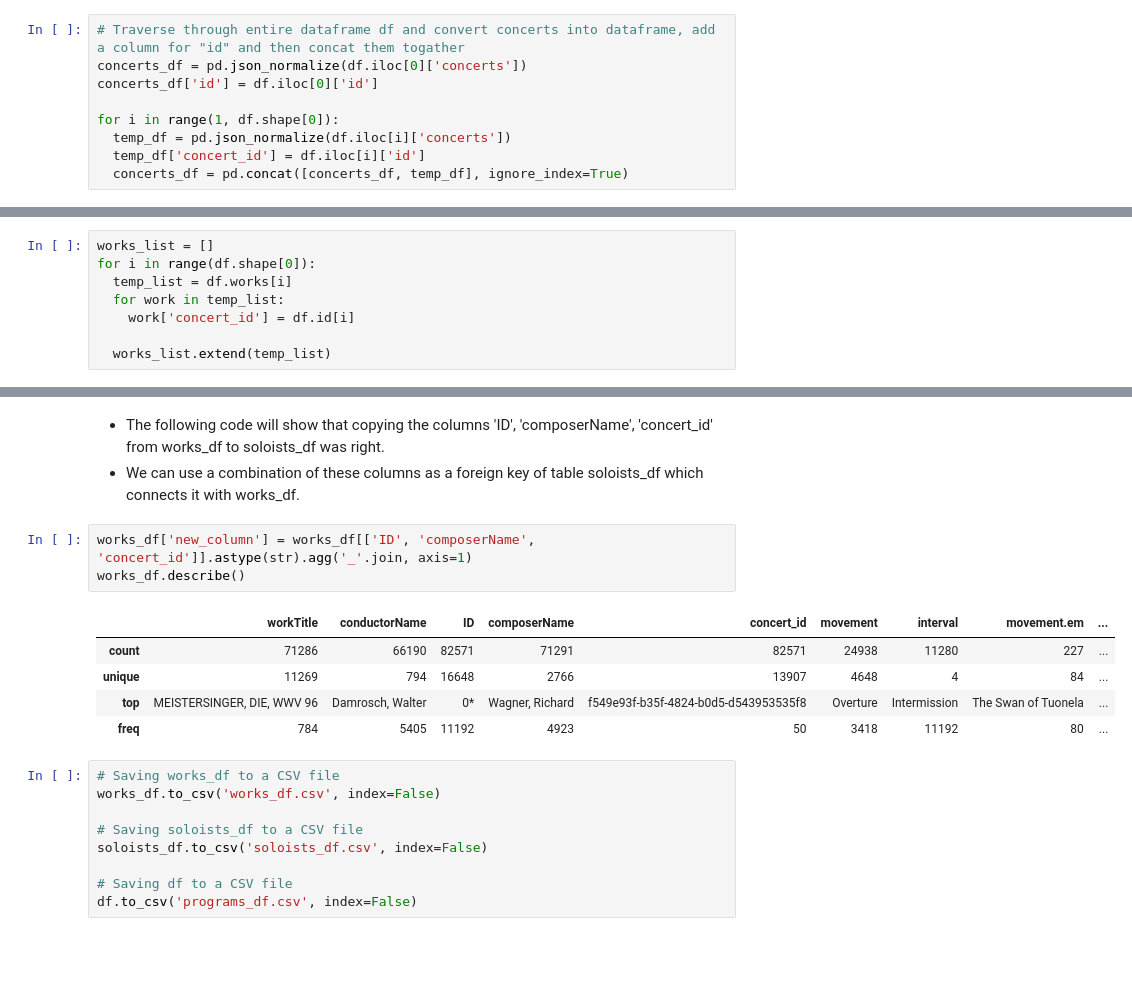
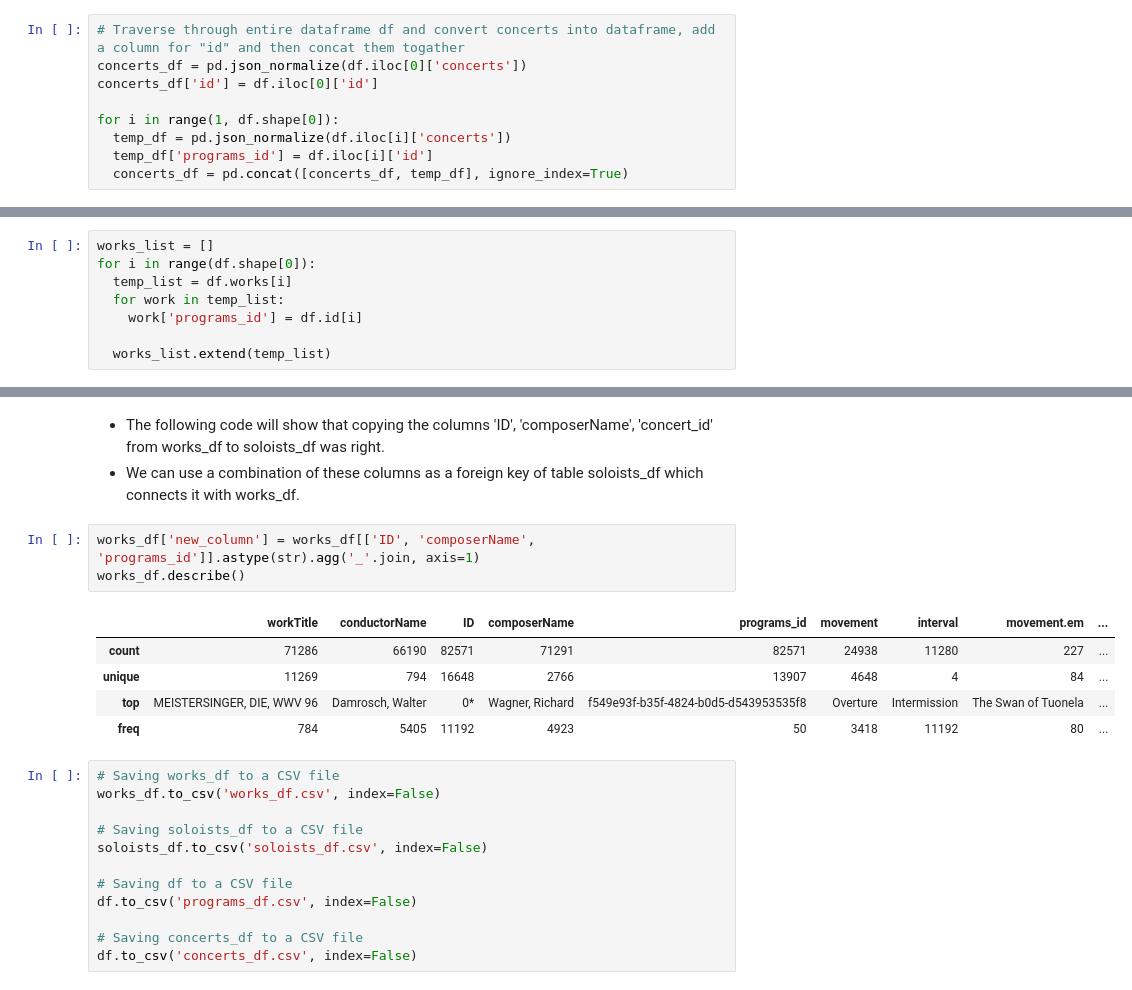
Before and after one commit to Ashutosh-Singh2209/Assignment-Reunion-, a Jupyter notebook: Problem 3 ETL/json.ipynb, the cells around one changed output, grey strips where cells are left out. Cells and saved outputs as stored; diff of their text form; blank space fills up the shorter version.

```diff
--- a/Problem 3 ETL/json.ipynb
+++ b/Problem 3 ETL/json.ipynb
@@ -183,7 +178,7 @@ concerts_df['id'] = df.iloc[0]['id']
 
 for i in range(1, df.shape[0]):
   temp_df = pd.json_normalize(df.iloc[i]['concerts'])
-  temp_df['concert_id'] = df.iloc[i]['id']
+  temp_df['programs_id'] = df.iloc[i]['id']
   concerts_df = pd.concat([concerts_df, temp_df], ignore_index=True)
 # %%
 print(concerts_df.shape)
@@ -265,7 +260,7 @@ works_list = []
 for i in range(df.shape[0]):
   temp_list = df.works[i]
   for work in temp_list:
-    work['concert_id'] = df.id[i]
+    work['programs_id'] = df.id[i]
 
   works_list.extend(temp_list)
 # %%
@@ -380,10 +375,10 @@ After dropping duplicates: (13954, 4)
 - The following code will show that copying the columns 'ID', 'composerName', 'concert_id' from works_df to soloists_df was right.
 - We can use a combination of these columns as a foreign key of table soloists_df which connects it with works_df.
 # %%
-works_df['new_column'] = works_df[['ID', 'composerName', 'concert_id']].astype(str).agg('_'.join, axis=1)
+works_df['new_column'] = works_df[['ID', 'composerName', 'programs_id']].astype(str).agg('_'.join, axis=1)
 works_df.describe()
 # %% [output]
-|  | workTitle | conductorName | ID | composerName | concert_id | movement | interval | movement.em | ... |
+|  | workTitle | conductorName | ID | composerName | programs_id | movement | interval | movement.em | ... |
 | count | 71286 | 66190 | 82571 | 71291 | 82571 | 24938 | 11280 | 227 | ... |
 | unique | 11269 | 794 | 16648 | 2766 | 13907 | 4648 | 4 | 84 | ... |
 | top | MEISTERSINGER, DIE, WWV 96 | Damrosch, Walter | 0* | Wagner, Richard | f549e93f-b35f-4824-b0d5-d543953535f8 | Overture | Intermission | The Swan of Tuonela | ... |
@@ -397,3 +392,6 @@ soloists_df.to_csv('soloists_df.csv', index=False)
 
 # Saving df to a CSV file
 df.to_csv('programs_df.csv', index=False)
+
+# Saving concerts_df to a CSV file
+df.to_csv('concerts_df.csv', index=False)
```
Also changed, not shown: parts of 14 cells of this notebook, 3 other files.
